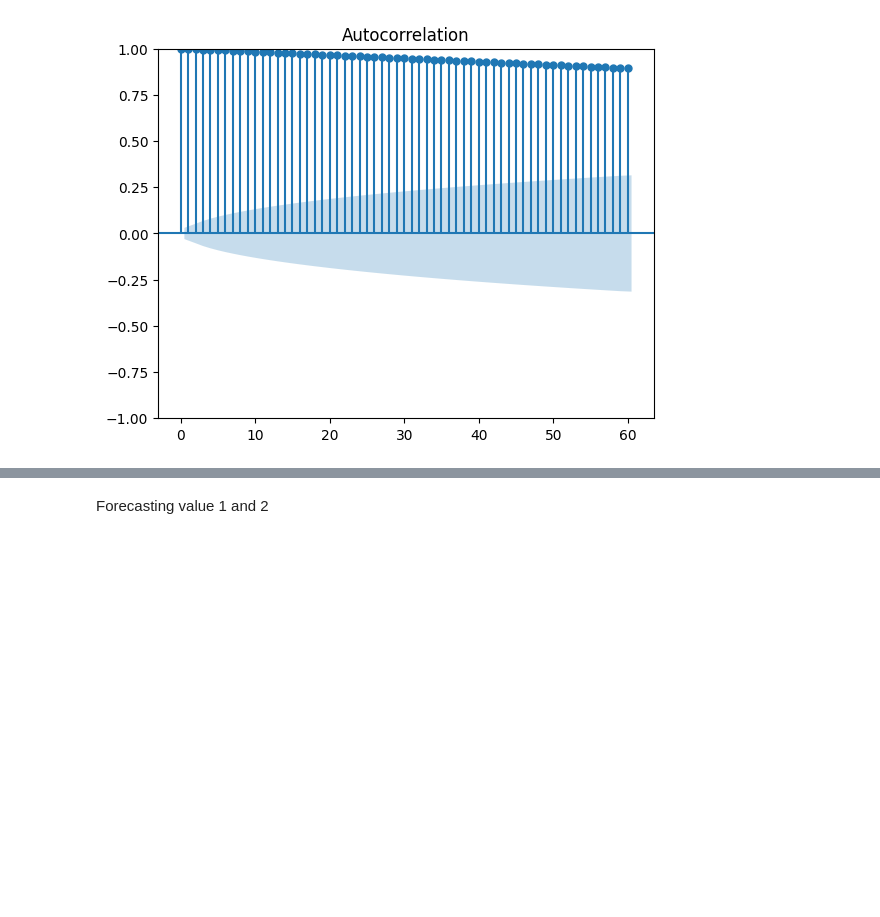
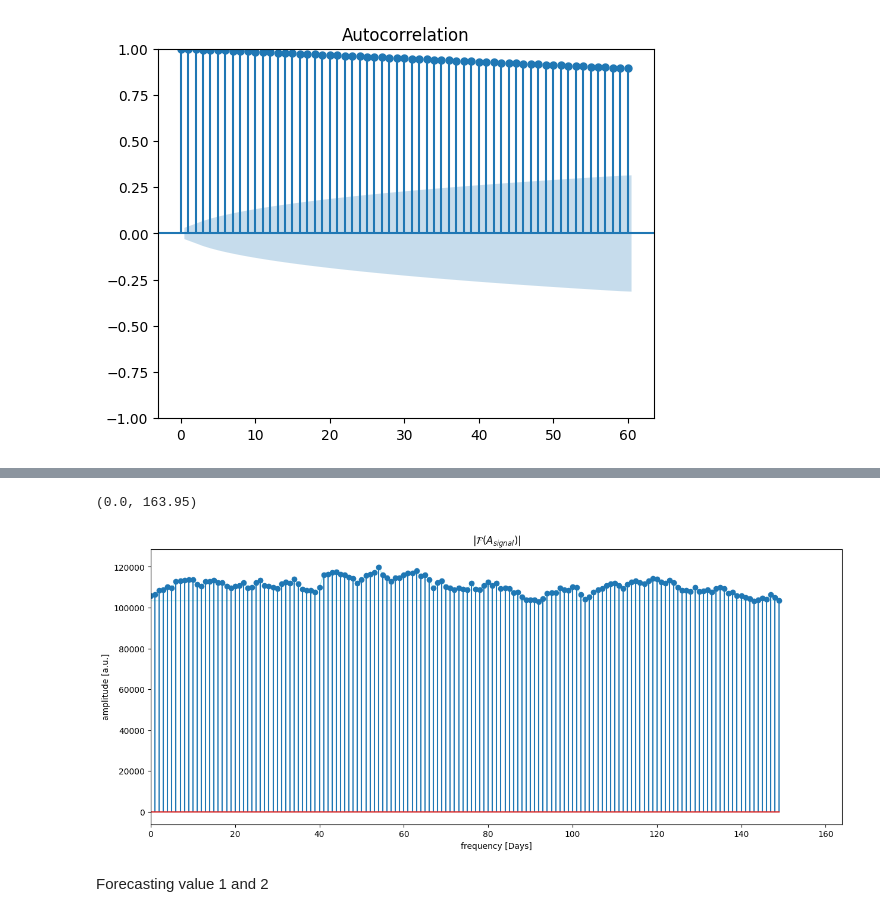
Before and after one commit to marreapato/Deep_Learning_Course, a Jupyter notebook: Baseline_Com_Lags.ipynb, the cells around one changed output, grey strips where cells are left out. Cells and saved outputs as stored; diff of their text form; code cells hidden in the pictures; blank space fills up the shorter version.

```diff
--- a/Baseline_Com_Lags.ipynb
+++ b/Baseline_Com_Lags.ipynb
@@ -493,3 +508,24 @@ fig = res.plot()
+# %%
+import scipy.fft
+Fs = 300 # Sampling rate
+t  = np.arange(0,1,1/Fs)
+
+A_signal_fft = scipy.fft.fft((data[['Close']][len(data[[ 'Close']])-300:]))
+frequencies = scipy.fft.fftfreq(np.size(t), 1/Fs)
+
+fig=plt.figure(2, figsize=(15,6))
+plt.clf()
+plt.plot(frequencies, np.abs(A_signal_fft), lw=1.0, c='paleturquoise')
+plt.stem(frequencies, np.abs(A_signal_fft))
+plt.xlabel("frequency [Days]")
+plt.ylabel("amplitude [a.u.]")
+plt.title(r"$|\mathcal{F}(A_{signal})|$")
+
+# Set x-axis limit to values greater than or equal to 0
+plt.xlim(0, None)
+# %% [output]
+(0.0, 163.95)
+[figure, added]
 # %% [markdown]
 Forecasting value 1 and 2
 # %%
```
Also changed, not shown: parts of 23 cells of this notebook.
